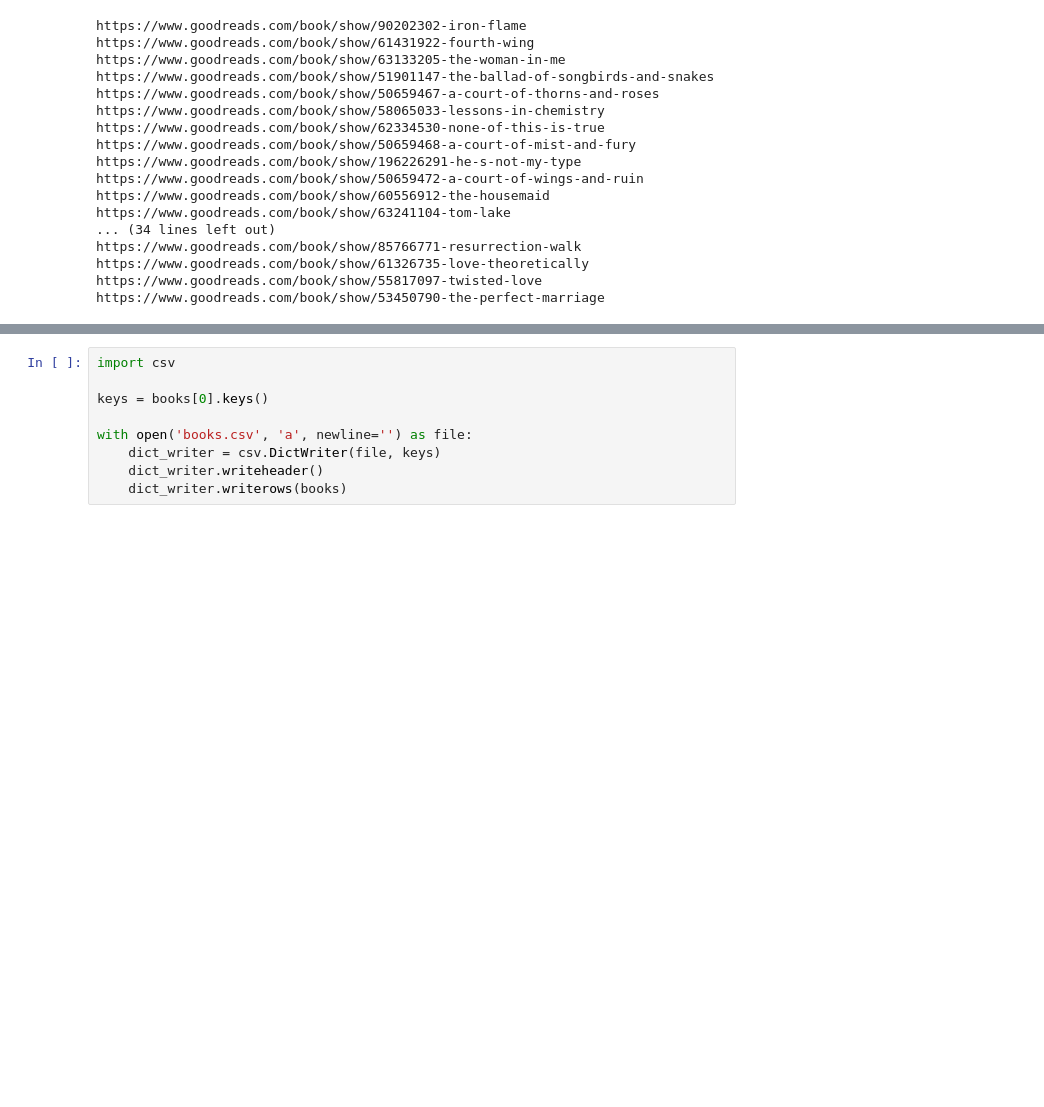
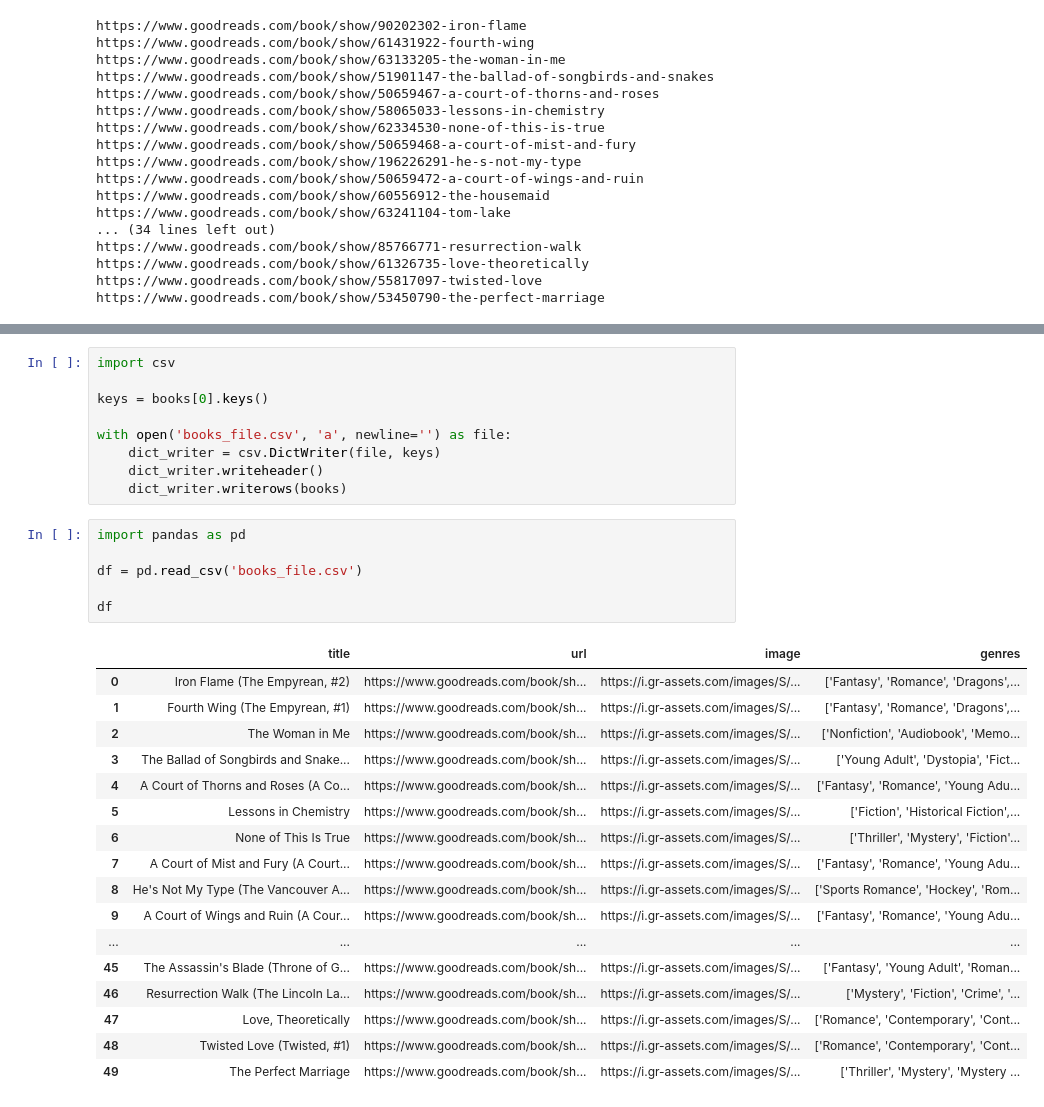
Before and after one commit to meghnadbose/Goodreads_Auto-updating_Website_Project, a Jupyter notebook: Goodreads.ipynb, the cells around one changed output, grey strips where cells are left out. Saved outputs shown, nothing was run; the diff lists cells and outputs as text; blank space fills up the shorter version.

```diff
--- a/Goodreads.ipynb
+++ b/Goodreads.ipynb
@@ -78,7 +78,31 @@ import csv
 
 keys = books[0].keys()
 
-with open('books.csv', 'a', newline='') as file:
+with open('books_file.csv', 'a', newline='') as file:
     dict_writer = csv.DictWriter(file, keys)
     dict_writer.writeheader()
     dict_writer.writerows(books)
+# %%
+import pandas as pd
+
+df = pd.read_csv('books_file.csv')
+
+df
+# %% [output]
+|  | title | url | image | genres |
+| 0 | Iron Flame (The Empyrean, #2) | https://www.goodreads.com/book/sh... | https://i.gr-assets.com/images/S/... | ['Fantasy', 'Romance', 'Dragons',... |
+| 1 | Fourth Wing (The Empyrean, #1) | https://www.goodreads.com/book/sh... | https://i.gr-assets.com/images/S/... | ['Fantasy', 'Romance', 'Dragons',... |
+| 2 | The Woman in Me | https://www.goodreads.com/book/sh... | https://i.gr-assets.com/images/S/... | ['Nonfiction', 'Audiobook', 'Memo... |
+| 3 | The Ballad of Songbirds and Snake... | https://www.goodreads.com/book/sh... | https://i.gr-assets.com/images/S/... | ['Young Adult', 'Dystopia', 'Fict... |
+| 4 | A Court of Thorns and Roses (A Co... | https://www.goodreads.com/book/sh... | https://i.gr-assets.com/images/S/... | ['Fantasy', 'Romance', 'Young Adu... |
+| 5 | Lessons in Chemistry | https://www.goodreads.com/book/sh... | https://i.gr-assets.com/images/S/... | ['Fiction', 'Historical Fiction',... |
+| 6 | None of This Is True | https://www.goodreads.com/book/sh... | https://i.gr-assets.com/images/S/... | ['Thriller', 'Mystery', 'Fiction'... |
+| 7 | A Court of Mist and Fury (A Court... | https://www.goodreads.com/book/sh... | https://i.gr-assets.com/images/S/... | ['Fantasy', 'Romance', 'Young Adu... |
+| 8 | He's Not My Type (The Vancouver A... | https://www.goodreads.com/book/sh... | https://i.gr-assets.com/images/S/... | ['Sports Romance', 'Hockey', 'Rom... |
+| 9 | A Court of Wings and Ruin (A Cour... | https://www.goodreads.com/book/sh... | https://i.gr-assets.com/images/S/... | ['Fantasy', 'Romance', 'Young Adu... |
+| ... | ... | ... | ... | ... |
+| 45 | The Assassin's Blade (Throne of G... | https://www.goodreads.com/book/sh... | https://i.gr-assets.com/images/S/... | ['Fantasy', 'Young Adult', 'Roman... |
+| 46 | Resurrection Walk (The Lincoln La... | https://www.goodreads.com/book/sh... | https://i.gr-assets.com/images/S/... | ['Mystery', 'Fiction', 'Crime', '... |
+| 47 | Love, Theoretically | https://www.goodreads.com/book/sh... | https://i.gr-assets.com/images/S/... | ['Romance', 'Contemporary', 'Cont... |
+| 48 | Twisted Love (Twisted, #1) | https://www.goodreads.com/book/sh... | https://i.gr-assets.com/images/S/... | ['Romance', 'Contemporary', 'Cont... |
+| 49 | The Perfect Marriage | https://www.goodreads.com/book/sh... | https://i.gr-assets.com/images/S/... | ['Thriller', 'Mystery', 'Mystery ... |
```
Also changed, not shown: parts of 2 cells of this notebook, 3 other files.
